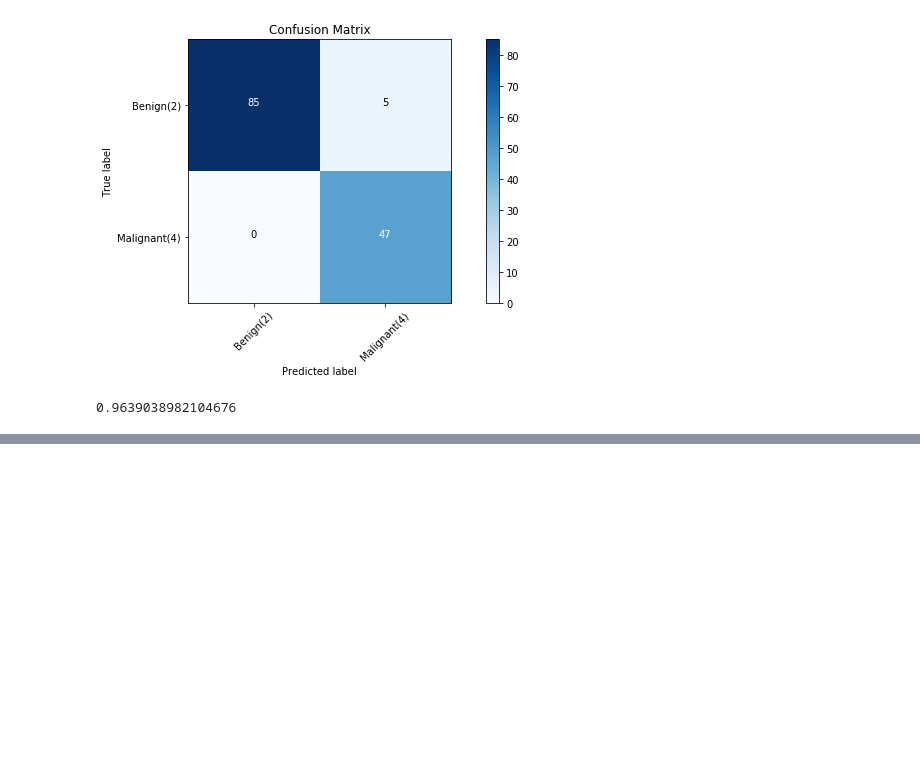
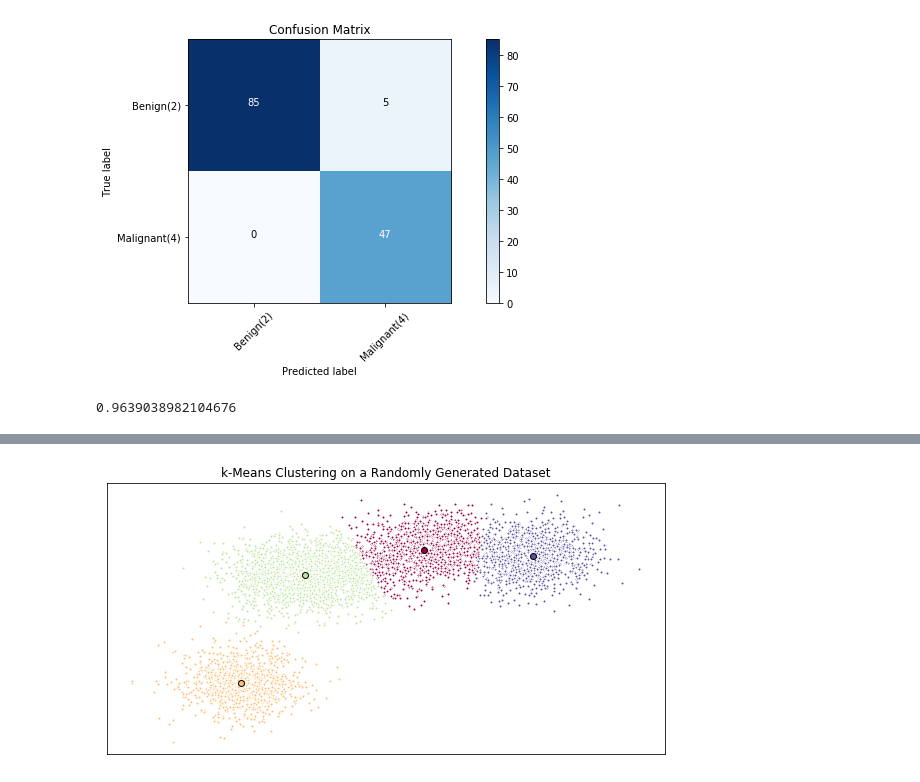
Before and after one commit to amypeniston/data-science-toolbox, a Jupyter notebook: Machine_Learning.ipynb, the cells around one changed output, grey strips where cells are left out. Saved outputs shown, nothing was run; the diff lists cells and outputs as text; code cells hidden in the pictures; blank space fills up the shorter version.

```diff
--- a/Machine_Learning.ipynb
+++ b/Machine_Learning.ipynb
@@ -760,0 +801,24 @@ Common types of clustering algorithms include:
+# %%
+# Extract results: labeled points and cluster centers
+k_means_labels = k_means.labels_
+k_means_cluster_centers = k_means.cluster_centers_
+# %%
+# Visualize the results
+fig = plt.figure()
+colors = plt.cm.Spectral(np.linspace(0, 1, len(set(k_means_labels))))
+
+ax = fig.add_subplot(1, 1, 1)
+
+for k, col in zip(range(len(center_pts)), colors):
+    cluster_members = (k_means_labels == k)
+    cluster_center = k_means_cluster_centers[k]
+
+    ax.plot(X[cluster_members,0], X[cluster_members,1], 'w', markerfacecolor=col, marker='.')
+    ax.plot(cluster_center[0], cluster_center[1], 'o', markerfacecolor=col, markeredgecolor='k', markersize=6)
+
+ax.set_title('k-Means Clustering on a Randomly Generated Dataset')
+ax.set_xticks(())
+ax.set_yticks(())
+plt.show()
+# %% [output]
+[figure, added]
```
Also changed, not shown: parts of 4 cells of this notebook.
